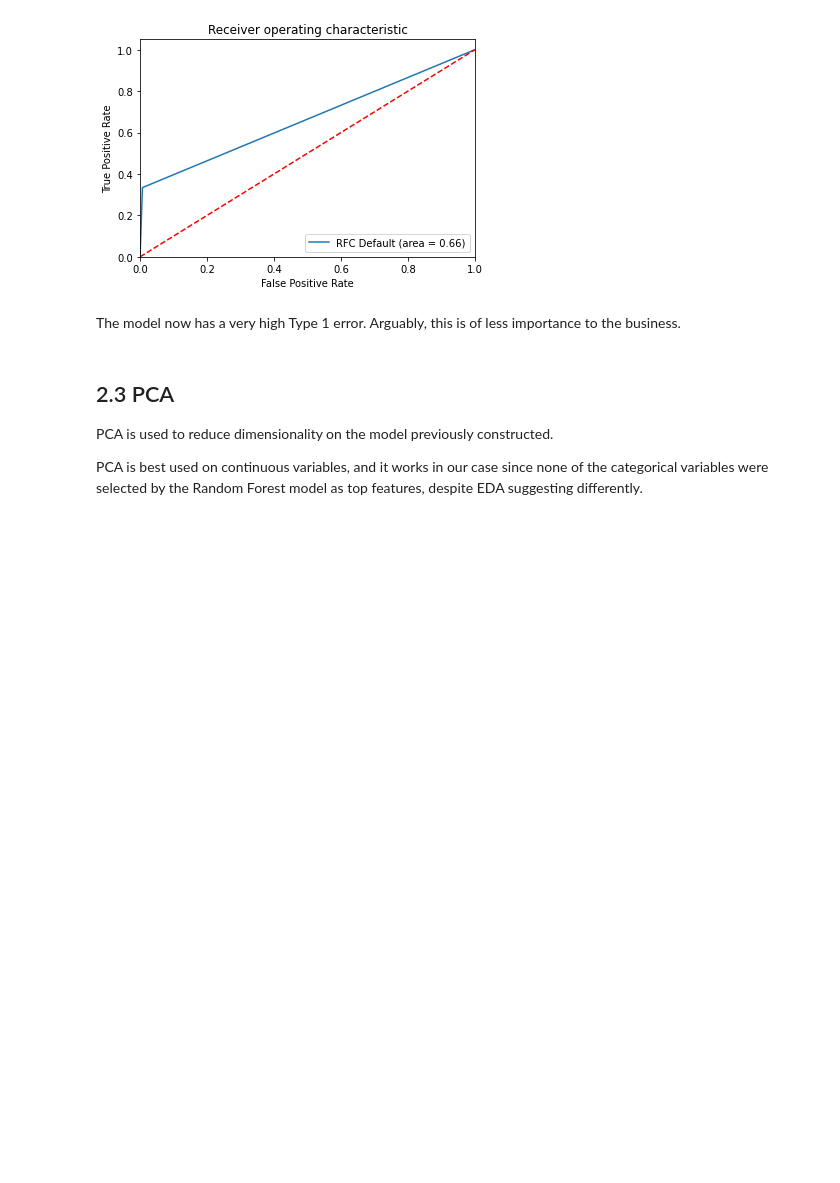
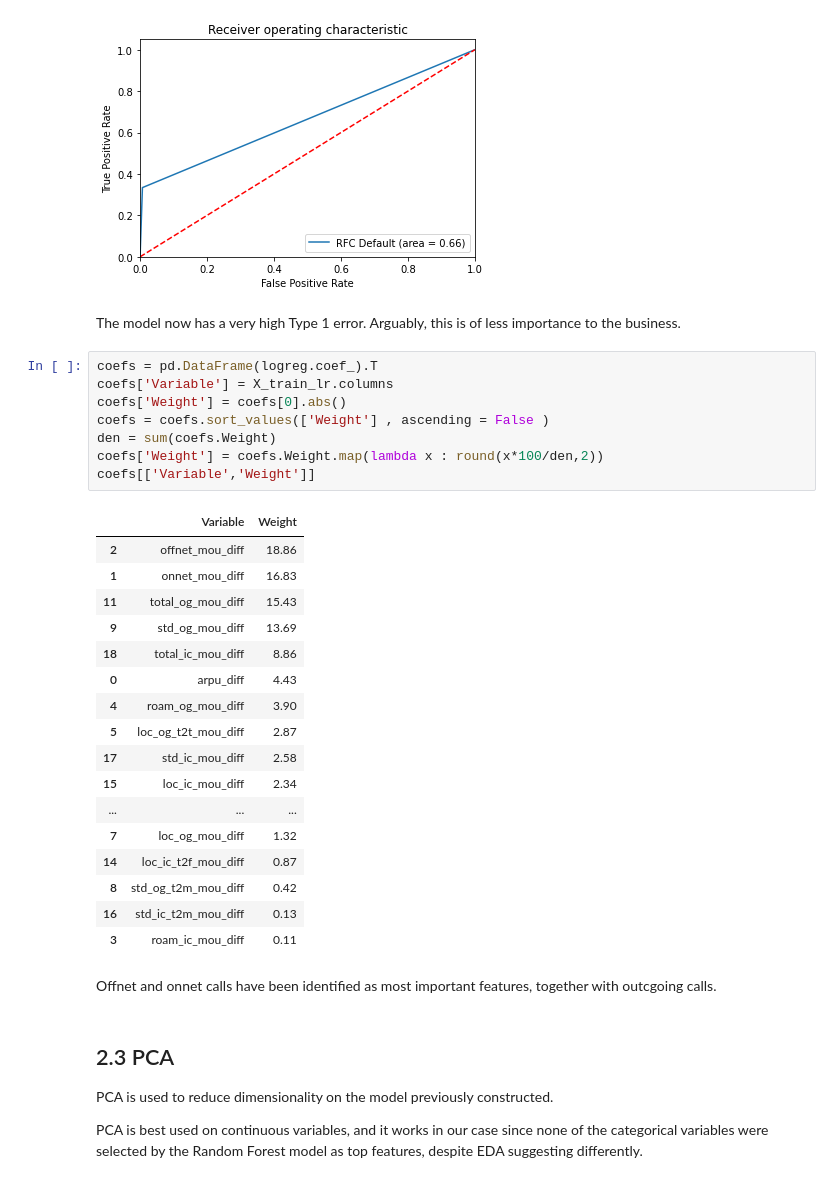
Before and after one commit to bengcheo/telecom_churn, a Jupyter notebook: telecom-churn-case-study.ipynb, the cells around one changed output. Saved outputs shown, nothing was run; the diff lists cells and outputs as text; blank space fills up the shorter version.

```diff
--- a/telecom-churn-case-study.ipynb
+++ b/telecom-churn-case-study.ipynb
@@ -683,6 +630,34 @@ plt.show()
 [figure]
 # %% [markdown]
 The model now has a very high Type 1 error. Arguably, this is of less importance to the business.
+# %%
+coefs = pd.DataFrame(logreg.coef_).T
+coefs['Variable'] = X_train_lr.columns
+coefs['Weight'] = coefs[0].abs()
+coefs = coefs.sort_values(['Weight'] , ascending = False )
+den = sum(coefs.Weight)
+coefs['Weight'] = coefs.Weight.map(lambda x : round(x*100/den,2))
+coefs[['Variable','Weight']]
+# %% [output]
+|  | Variable | Weight |
+| 2 | offnet_mou_diff | 18.86 |
+| 1 | onnet_mou_diff | 16.83 |
+| 11 | total_og_mou_diff | 15.43 |
+| 9 | std_og_mou_diff | 13.69 |
+| 18 | total_ic_mou_diff | 8.86 |
+| 0 | arpu_diff | 4.43 |
+| 4 | roam_og_mou_diff | 3.90 |
+| 5 | loc_og_t2t_mou_diff | 2.87 |
+| 17 | std_ic_mou_diff | 2.58 |
+| 15 | loc_ic_mou_diff | 2.34 |
+| ... | ... | ... |
+| 7 | loc_og_mou_diff | 1.32 |
+| 14 | loc_ic_t2f_mou_diff | 0.87 |
+| 8 | std_og_t2m_mou_diff | 0.42 |
+| 16 | std_ic_t2m_mou_diff | 0.13 |
+| 3 | roam_ic_mou_diff | 0.11 |
+# %% [markdown]
+Offnet and onnet calls have been identified as most important features, together with outcgoing calls.
 # %% [markdown]
 ## 2.3 PCA
 
```
Also changed, not shown: parts of 40 cells of this notebook.
